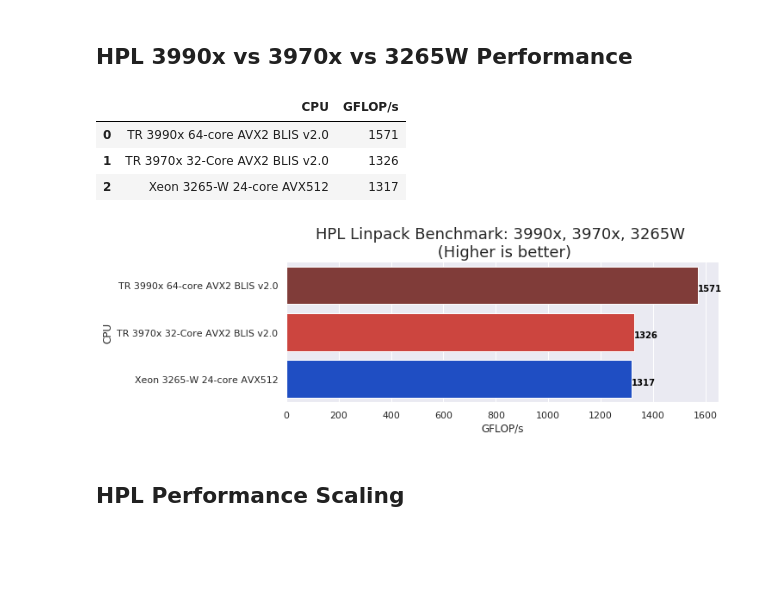
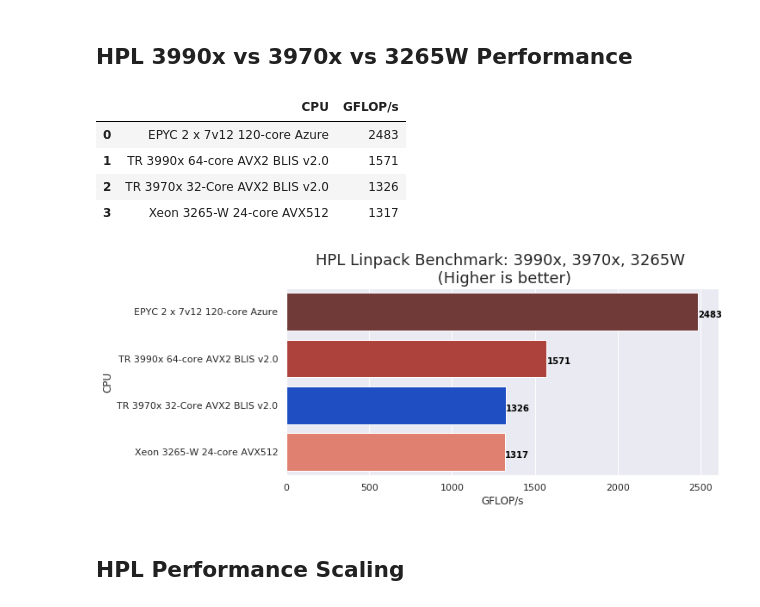
Before and after one commit to dbkinghorn/Notes, a Jupyter notebook: notes/TR3990x-Scaling/amdhal-law-plots-3990x-3970x-3265W.ipynb, the cells around one changed output. Drawn from its saved outputs; the diff is of its cells as text; code cells hidden in the pictures; blank space fills up the shorter version.

```diff
--- a/notes/TR3990x-Scaling/amdhal-law-plots-3990x-3970x-3265W.ipynb
+++ b/notes/TR3990x-Scaling/amdhal-law-plots-3990x-3970x-3265W.ipynb
@@ -19,34 +19,36 @@ sns.set() # not using seaborn but this makes the plots look better
 ## HPL 3990x vs 3970x vs 3265W Performance
 # %%
 dfhpl = pd.DataFrame({'CPU':[
+    'EPYC 2 x 7v12 120-core Azure',
     'TR 3990x 64-core AVX2 BLIS v2.0',
     'TR 3970x 32-Core AVX2 BLIS v2.0',
     'Xeon 3265-W 24-core AVX512'
      ],
-    'GFLOP/s':[1571,1326,1317 ]})
+    'GFLOP/s':[2483, 1571,1326,1317 ]})
 dfhpl
 # %% [output]
 |  | CPU | GFLOP/s |
-| 0 | TR 3990x 64-core AVX2 BLIS v2.0 | 1571 |
-| 1 | TR 3970x 32-Core AVX2 BLIS v2.0 | 1326 |
-| 2 | Xeon 3265-W 24-core AVX512 | 1317 |
+| 0 | EPYC 2 x 7v12 120-core Azure | 2483 |
+| 1 | TR 3990x 64-core AVX2 BLIS v2.0 | 1571 |
+| 2 | TR 3970x 32-Core AVX2 BLIS v2.0 | 1326 |
+| 3 | Xeon 3265-W 24-core AVX512 | 1317 |
 # %%
-plt.figure(figsize=(9,3))
+plt.figure(figsize=(9,4))
 
-clrs = sns.color_palette("Reds_d", 3)
+clrs = sns.color_palette("Reds_d", 4)
 #print(clrs)
 clrs[2]=sns.xkcd_rgb["blue"]
 #clrs[1]=sns.xkcd_rgb["red"]
 
 ax = sns.barplot(y="CPU", x="GFLOP/s", data=dfhpl, palette=clrs)
 #ax.set_xlim(100,320)
 ax.set_title('HPL Linpack Benchmark: 3990x, 3970x, 3265W \n (Higher is better)', fontsize=18)
 
 y = dfhpl['GFLOP/s']
 for i, v in enumerate(y):
     ax.text(v , i + .125, str(v), color='black', fontweight='bold')
 # %% [output]
-[figure, old version]
+[figure, new version]
 # %% [markdown]
 ## HPL Performance Scaling
 # %%
```
Also changed, not shown: 1 other file.
